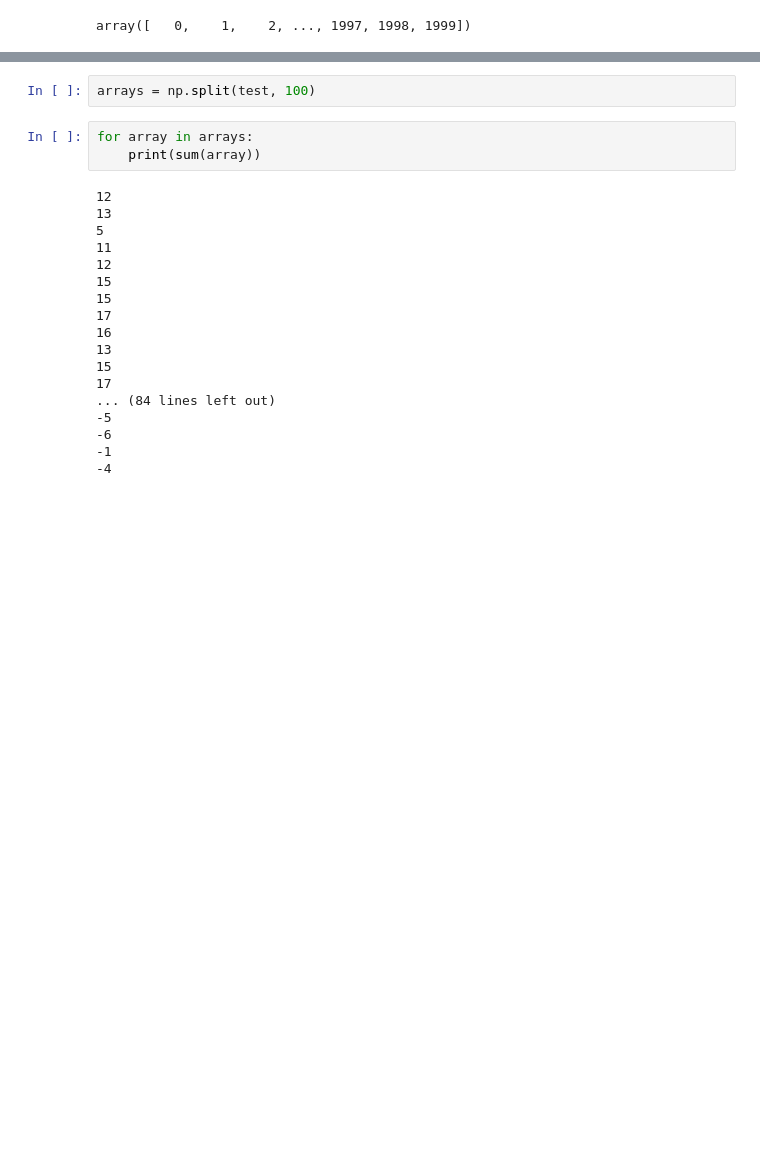
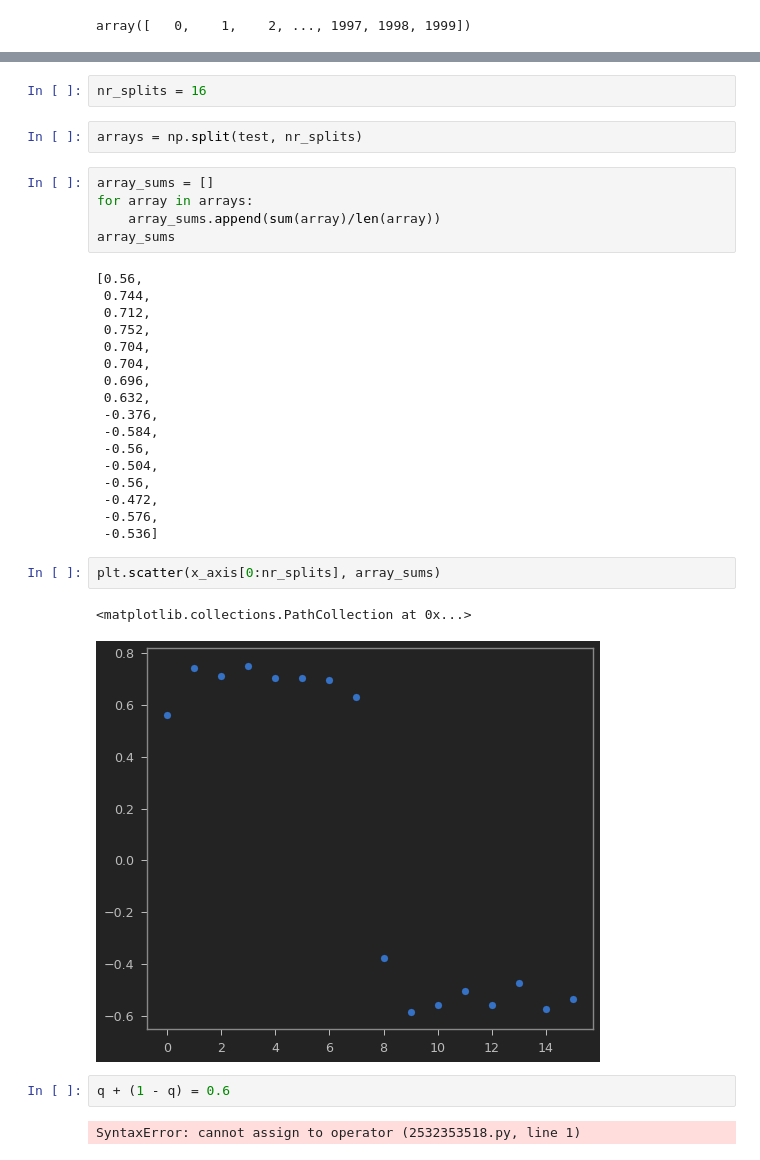
Before and after one commit to mat2m10/FrequencyFinder, a Jupyter notebook: Notebooks/Synthetisch/Frequency_Finder.ipynb, the cells around one changed output, grey strips where cells are left out. Saved outputs shown, nothing was run; the diff lists cells and outputs as text; blank space fills up the shorter version.

```diff
--- a/Notebooks/Synthetisch/Frequency_Finder.ipynb
+++ b/Notebooks/Synthetisch/Frequency_Finder.ipynb
@@ -407,23 +407,35 @@ array([ 0, -1,  1, ...,  0,  0, -1])
+# %%
+nr_splits = 16
 # %%
-arrays = np.split(test, 100)
+arrays = np.split(test, nr_splits)
 # %%
+array_sums = []
 for array in arrays:
-    print(sum(array))
+    array_sums.append(sum(array)/len(array))
+array_sums
 # %% [output]
-12
-13
-5
-11
-12
-15
-15
-17
-16
-13
-15
-17
-... (84 lines left out)
--5
--6
--1
--4
+[0.56,
+ 0.744,
+ 0.712,
+ 0.752,
+ 0.704,
+ 0.704,
+ 0.696,
+ 0.632,
+ -0.376,
+ -0.584,
+ -0.56,
+ -0.504,
+ -0.56,
+ -0.472,
+ -0.576,
+ -0.536]
+# %%
+plt.scatter(x_axis[0:nr_splits], array_sums)
+# %% [output]
+<matplotlib.collections.PathCollection at 0x...>
+[figure, added]
+# %%
+q + (1 - q) = 0.6
+# %% [output]
+SyntaxError: cannot assign to operator (2532353518.py, line 1)
```
Also changed, not shown: parts of 19 cells of this notebook.
